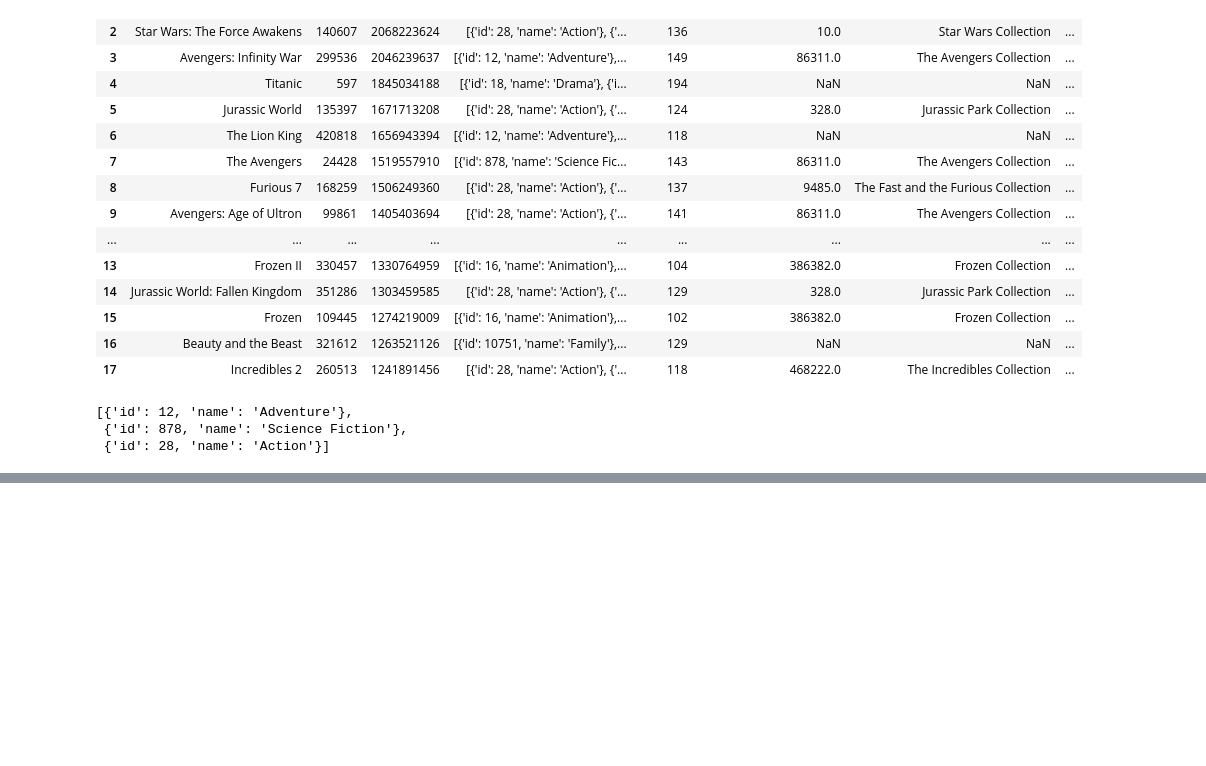
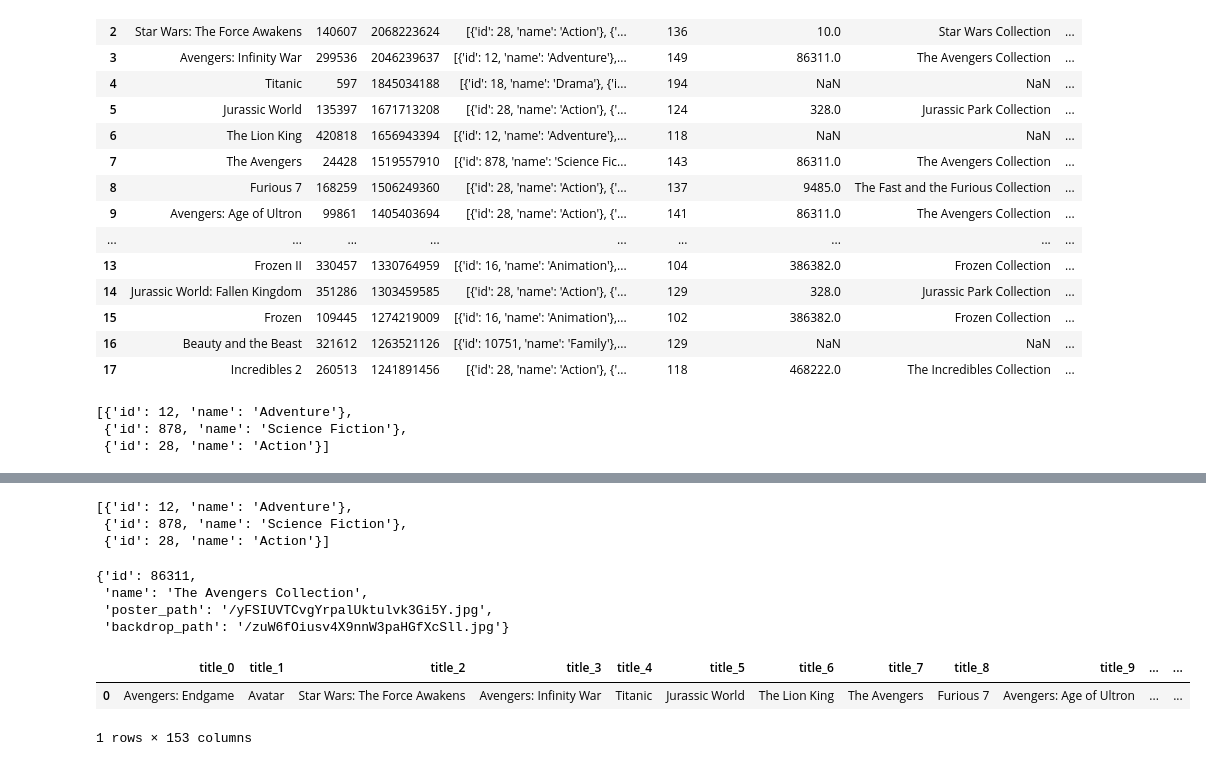
Before and after one commit to syahnetwork/Data-Science-Pandas, a Jupyter notebook: 03 Project 2 Data Import - Working with APIs and JSON (Movies Dataset).ipynb, the cells around one changed output, grey strips where cells are left out. Saved outputs shown, nothing was run; the diff lists cells and outputs as text; code cells hidden in the pictures; blank space fills up the shorter version.

```diff
--- a/03 Project 2 Data Import - Working with APIs and JSON (Movies Dataset).ipynb
+++ b/03 Project 2 Data Import - Working with APIs and JSON (Movies Dataset).ipynb
@@ -196,0 +216,3 @@ pd.json_normalize(data = data, record_path = "genres")
+# %%
+with open("blockbusters2.json") as f:
+    data = json.load(f)
@@ -196,0 +305,19 @@ pd.json_normalize(data = data, record_path = "genres")
+# %%
+df.genres[0]
+# %% [output]
+[{'id': 12, 'name': 'Adventure'},
+ {'id': 878, 'name': 'Science Fiction'},
+ {'id': 28, 'name': 'Action'}]
+# %%
+df.belongs_to_collection[0]
+# %% [output]
+{'id': 86311,
+ 'name': 'The Avengers Collection',
+ 'poster_path': '/yFSIUVTCvgYrpalUktulvk3Gi5Y.jpg',
+ 'backdrop_path': '/zuW6fOiusv4X9nnW3paHGfXcSll.jpg'}
+# %%
+pd.json_normalize(data = data, sep = "_") #column orientation can't use normalization, use record orientation
+# %% [output]
+|  | title_0 | title_1 | title_2 | title_3 | title_4 | title_5 | title_6 | title_7 | title_8 | title_9 | ... | ... |
+| 0 | Avengers: Endgame | Avatar | Star Wars: The Force Awakens | Avengers: Infinity War | Titanic | Jurassic World | The Lion King | The Avengers | Furious 7 | Avengers: Age of Ultron | ... | ... |
+1 rows × 153 columns
```
Also changed, not shown: parts of 20 cells of this notebook, 2 other files.
